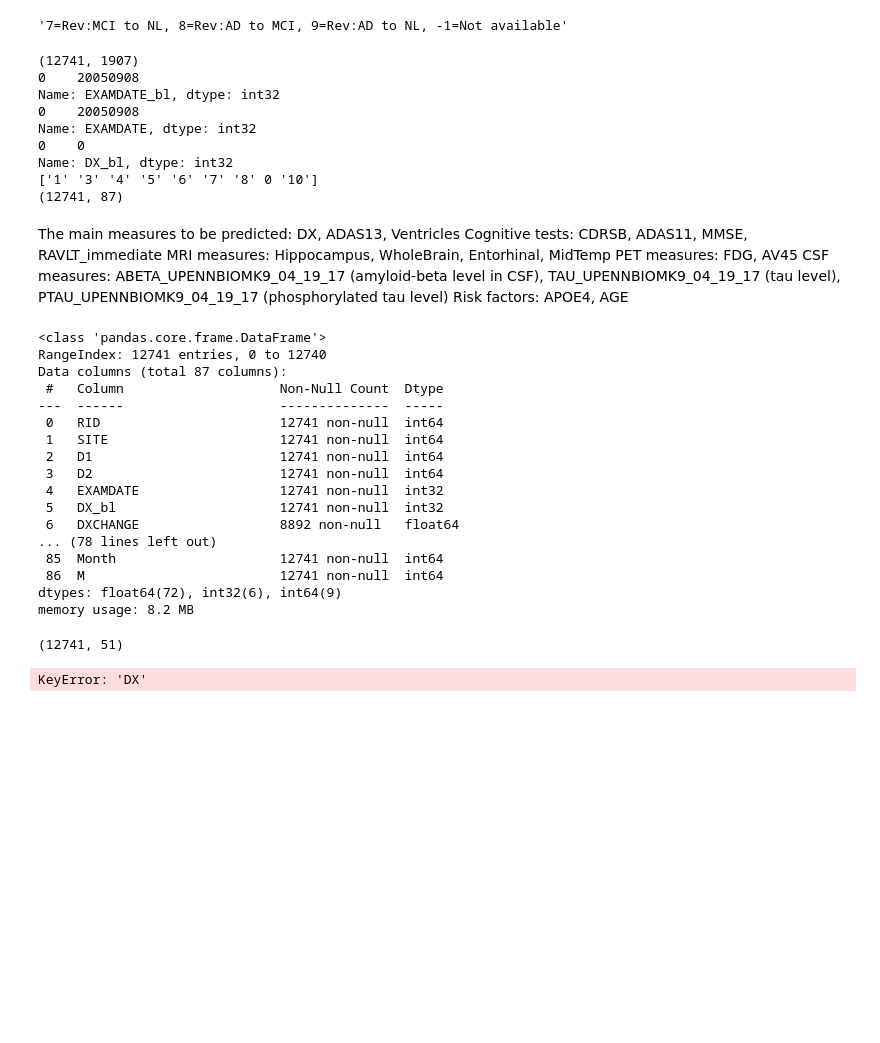
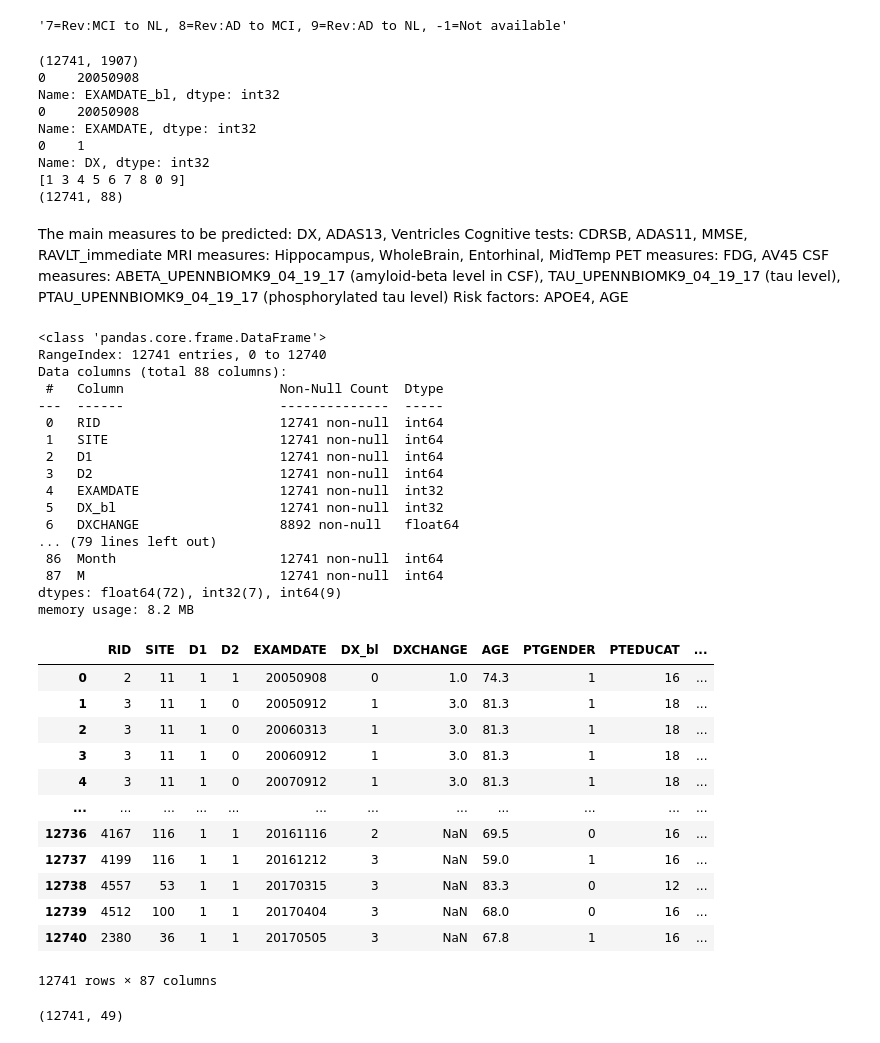
Before and after one commit to antoine-chenevier/IA-4A, a Jupyter notebook: main.ipynb, the cells around one changed output. Saved outputs shown, nothing was run; the diff lists cells and outputs as text; code cells hidden in the pictures; blank space fills up the shorter version.

Commit message:
delete some columns bl

```diff
--- a/main.ipynb
+++ b/main.ipynb
@@ -69,8 +69,11 @@ data['PTETHCAT']= data['PTETHCAT'].replace(['Hisp/Latino','Not Hisp/Latino','Unk
 data['PTMARRY']= data['PTMARRY'].replace(['Married','Widowed','Divorced','Never married','Unknown'],[0,1,2,3,4]).astype(int)
 data['PTRACCAT'] = data['PTRACCAT'].replace(['White','More than one','Black','Asian', 'Am Indian/Alaskan','Hawaiian/Other PI', 'Unknown'],[0,1,2,3,4,5,6]).astype(int)
 data['DX_bl'] = data['DX_bl'].replace(['CN' ,'AD' ,'LMCI' ,'EMCI' ,'SMC'],['0','1','2','3','4']).astype(int)
-data['DX'] = data['DX'].replace(['NL' ,'Dementia', 'MCI', 'NL to MCI', 'MCI to Dementia', 'MCI to NL','Dementia to MCI','nan' ,'NL to Dementia'],['1','3','4','5','6','7','8','9','10'])
+data['DX'] = data['DX'].replace(['NL' ,'Dementia', 'MCI', 'NL to MCI', 'MCI to Dementia', 'MCI to NL','Dementia to MCI' ,'NL to Dementia'],['1','3','4','5','6','7','8','9'])
+#how delete nan from a data['DX'] with pandas
+#data['DX'] = np.nan_to_num(data['DX'])
 data['DX']=data['DX'].fillna(0)
+data['DX'] = data['DX'].astype(int)
 
 data['EXAMDATE_bl'] = pd.to_datetime(data['EXAMDATE_bl']).dt.strftime("%Y%m%d").astype(int)
 print(data['EXAMDATE_bl'].head(1))
@@ -83,7 +86,7 @@ print(data['EXAMDATE'].head(1))
 
 # 1 7 9 final NL / 2 4 8 final MCI / 3 5 6 final AD
 #Print some data to check if it is correct
-print(data['DX_bl'].head(1))
+print(data['DX'].head(1))
 print(data['DX'].unique())
 
 # drop the columns in data they ate objet type
@@ -95,10 +98,10 @@ print(data.shape)
 Name: EXAMDATE_bl, dtype: int32
 0    20050908
 Name: EXAMDATE, dtype: int32
-0    0
-Name: DX_bl, dtype: int32
-['1' '3' '4' '5' '6' '7' '8' 0 '10']
-(12741, 87)
+0    1
+Name: DX, dtype: int32
+[1 3 4 5 6 7 8 0 9]
+(12741, 88)
 # %% [markdown]
 The main measures to be predicted: DX, ADAS13, Ventricles
 Cognitive tests: CDRSB, ADAS11, MMSE, RAVLT_immediate
@@ -111,7 +114,7 @@ data.info()
 # %% [output]
 <class 'pandas.core.frame.DataFrame'>
 RangeIndex: 12741 entries, 0 to 12740
-Data columns (total 87 columns):
+Data columns (total 88 columns):
  #   Column                    Non-Null Count  Dtype
 ---  ------                    --------------  -----
  0   RID                       12741 non-null  int64
@@ -121,21 +124,33 @@ Data columns (total 87 columns):
  4   EXAMDATE                  12741 non-null  int32
  5   DX_bl                     12741 non-null  int32
  6   DXCHANGE                  8892 non-null   float64
-... (78 lines left out)
- 85  Month                     12741 non-null  int64
- 86  M                         12741 non-null  int64
-dtypes: float64(72), int32(6), int64(9)
+... (79 lines left out)
+ 86  Month                     12741 non-null  int64
+ 87  M                         12741 non-null  int64
+dtypes: float64(72), int32(7), int64(9)
 memory usage: 8.2 MB
+# %%
+data.drop(['Month'],axis=1)
+# %% [output]
+|  | RID | SITE | D1 | D2 | EXAMDATE | DX_bl | DXCHANGE | AGE | PTGENDER | PTEDUCAT | ... |
+| 0 | 2 | 11 | 1 | 1 | 20050908 | 0 | 1.0 | 74.3 | 1 | 16 | ... |
+| 1 | 3 | 11 | 1 | 0 | 20050912 | 1 | 3.0 | 81.3 | 1 | 18 | ... |
+| 2 | 3 | 11 | 1 | 0 | 20060313 | 1 | 3.0 | 81.3 | 1 | 18 | ... |
+| 3 | 3 | 11 | 1 | 0 | 20060912 | 1 | 3.0 | 81.3 | 1 | 18 | ... |
+| 4 | 3 | 11 | 1 | 0 | 20070912 | 1 | 3.0 | 81.3 | 1 | 18 | ... |
+| ... | ... | ... | ... | ... | ... | ... | ... | ... | ... | ... | ... |
+| 12736 | 4167 | 116 | 1 | 1 | 20161116 | 2 | NaN | 69.5 | 0 | 16 | ... |
+| 12737 | 4199 | 116 | 1 | 1 | 20161212 | 3 | NaN | 59.0 | 1 | 16 | ... |
+| 12738 | 4557 | 53 | 1 | 1 | 20170315 | 3 | NaN | 83.3 | 0 | 12 | ... |
+| 12739 | 4512 | 100 | 1 | 1 | 20170404 | 3 | NaN | 68.0 | 0 | 16 | ... |
+| 12740 | 2380 | 36 | 1 | 1 | 20170505 | 3 | NaN | 67.8 | 1 | 16 | ... |
+12741 rows × 87 columns
 # %%
-data.drop(columns=['PIB','AV45'])
-data.drop(data.iloc[:, 47:83], inplace=True, axis=1)
+
+data.drop(data.iloc[:, 49:88], inplace=True, axis=1)
 data.shape
 # %% [output]
-(12741, 51)
+(12741, 49)
-# %%
-data['DX'].unique
-# %% [output]
-KeyError: 'DX'
 # %%
 data.info()
 # %% [output]
```
Also changed, not shown: parts of 14 cells of this notebook.
